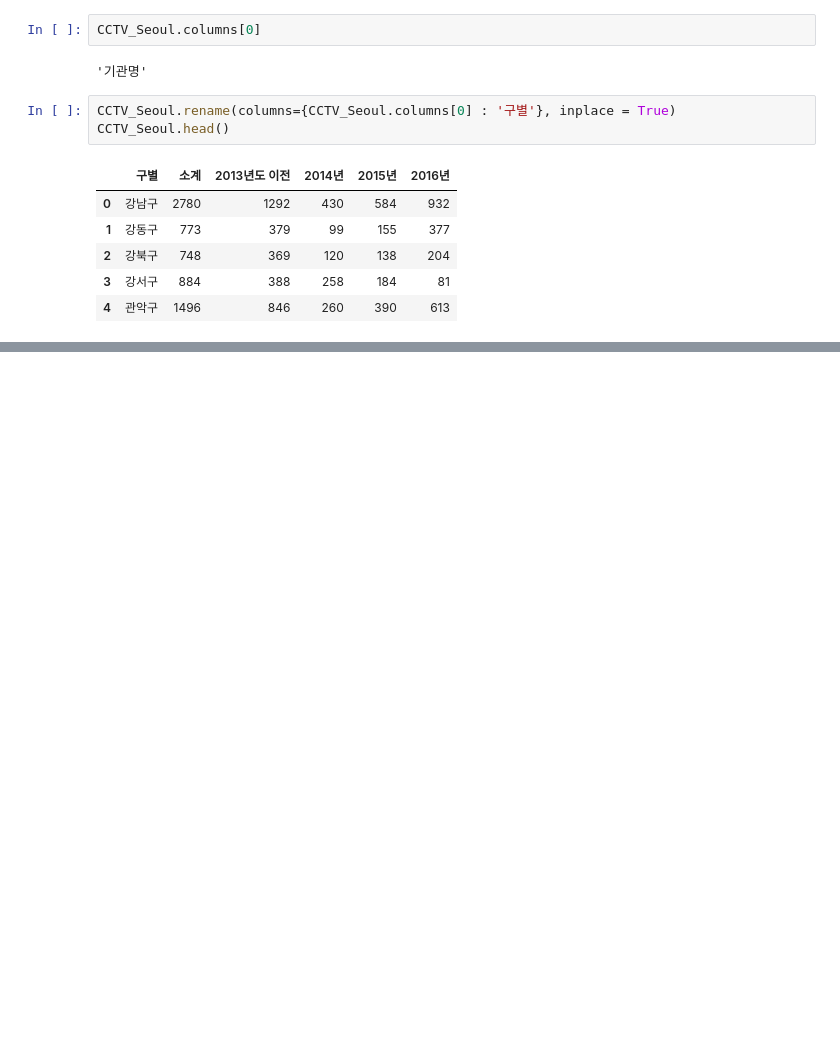
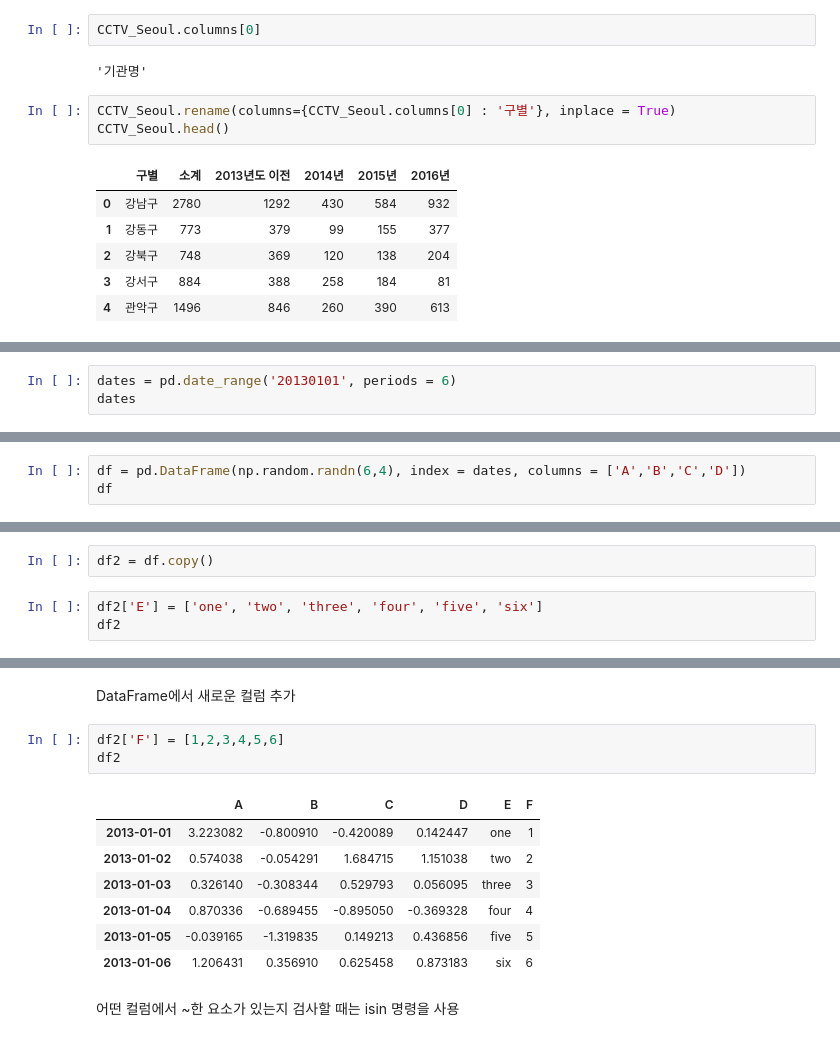
Before and after one commit to sooftware/TIL, a Jupyter notebook: WebCrawling/Chapter1.ipynb, the cells around one changed output, grey strips where cells are left out. Cells and saved outputs as stored; diff of their text form; blank space fills up the shorter version.

```diff
--- a/WebCrawling/Chapter1.ipynb
+++ b/WebCrawling/Chapter1.ipynb
@@ -31,0 +95,3 @@ pop_Seoul = pd.read_excel('..data/01. population_in_Seoul.xls', encoding )
+# %%
+dates = pd.date_range('20130101', periods = 6)
+dates
@@ -31,0 +102,3 @@ pop_Seoul = pd.read_excel('..data/01. population_in_Seoul.xls', encoding )
+# %%
+df = pd.DataFrame(np.random.randn(6,4), index = dates, columns = ['A','B','C','D'])
+df
@@ -31,0 +290,5 @@ pop_Seoul = pd.read_excel('..data/01. population_in_Seoul.xls', encoding )
+# %%
+df2 = df.copy()
+# %%
+df2['E'] = ['one', 'two', 'three', 'four', 'five', 'six']
+df2
@@ -31,0 +303,15 @@ pop_Seoul = pd.read_excel('..data/01. population_in_Seoul.xls', encoding )
+# %% [markdown]
+DataFrame에서 새로운 컬럼 추가
+# %%
+df2['F'] = [1,2,3,4,5,6]
+df2
+# %% [output]
+|  | A | B | C | D | E | F |
+| 2013-01-01 | 3.223082 | -0.800910 | -0.420089 | 0.142447 | one | 1 |
+| 2013-01-02 | 0.574038 | -0.054291 | 1.684715 | 1.151038 | two | 2 |
+| 2013-01-03 | 0.326140 | -0.308344 | 0.529793 | 0.056095 | three | 3 |
+| 2013-01-04 | 0.870336 | -0.689455 | -0.895050 | -0.369328 | four | 4 |
+| 2013-01-05 | -0.039165 | -1.319835 | 0.149213 | 0.436856 | five | 5 |
+| 2013-01-06 | 1.206431 | 0.356910 | 0.625458 | 0.873183 | six | 6 |
+# %% [markdown]
+어떤 컬럼에서 ~한 요소가 있는지 검사할 때는 isin 명령을 사용
```
Also changed, not shown: parts of 44 cells of this notebook.
